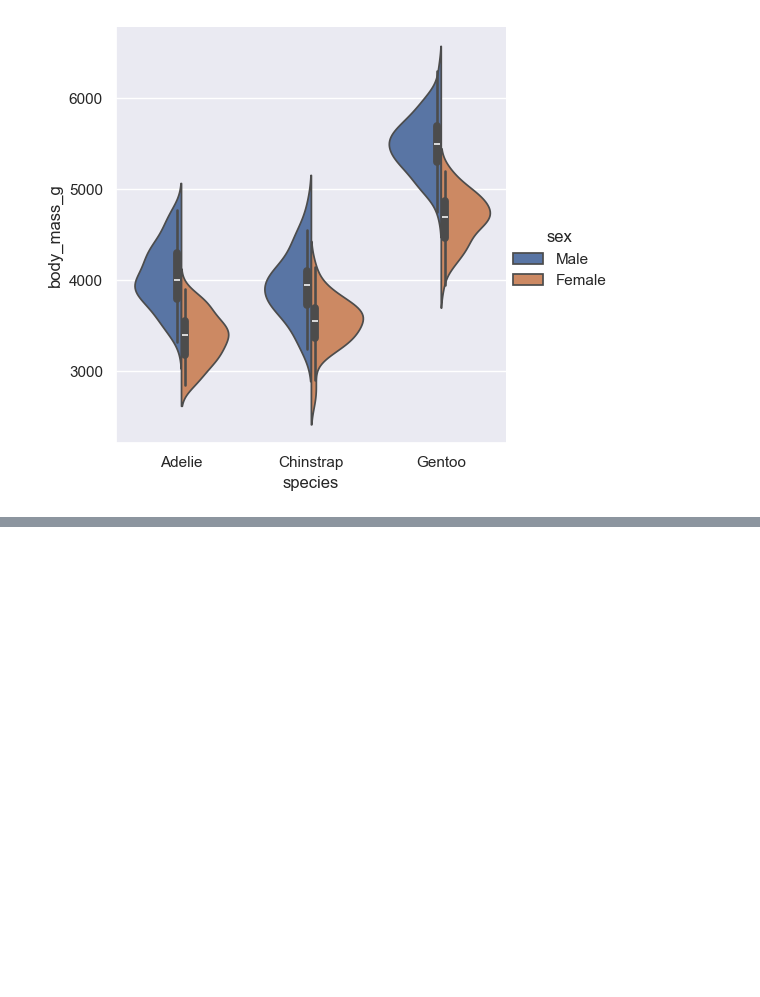
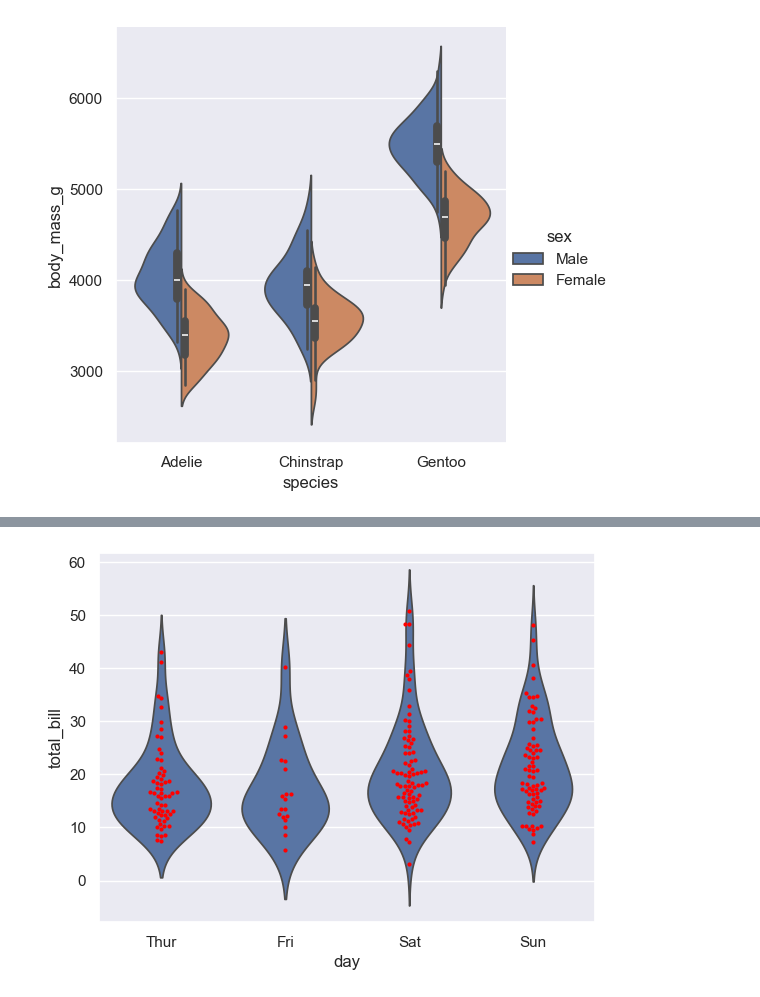
Before and after one commit to wu4fmp6/machine_learning, a Jupyter notebook: 4_4.ipynb, the cells around one changed output, grey strips where cells are left out. Drawn from its saved outputs; the diff is of its cells as text; code cells hidden in the pictures; blank space fills up the shorter version.

```diff
--- a/4_4.ipynb
+++ b/4_4.ipynb
@@ -205,0 +215,6 @@ sns.catplot(
+# %%
+sns.violinplot(data=tips, x="day", y="total_bill", inner=None)
+sns.swarmplot(data=tips, x="day", y="total_bill", color="red", size=3)
+plt.show()
+# %% [output]
+[figure, added]
```
Also changed, not shown: parts of 5 cells of this notebook.
